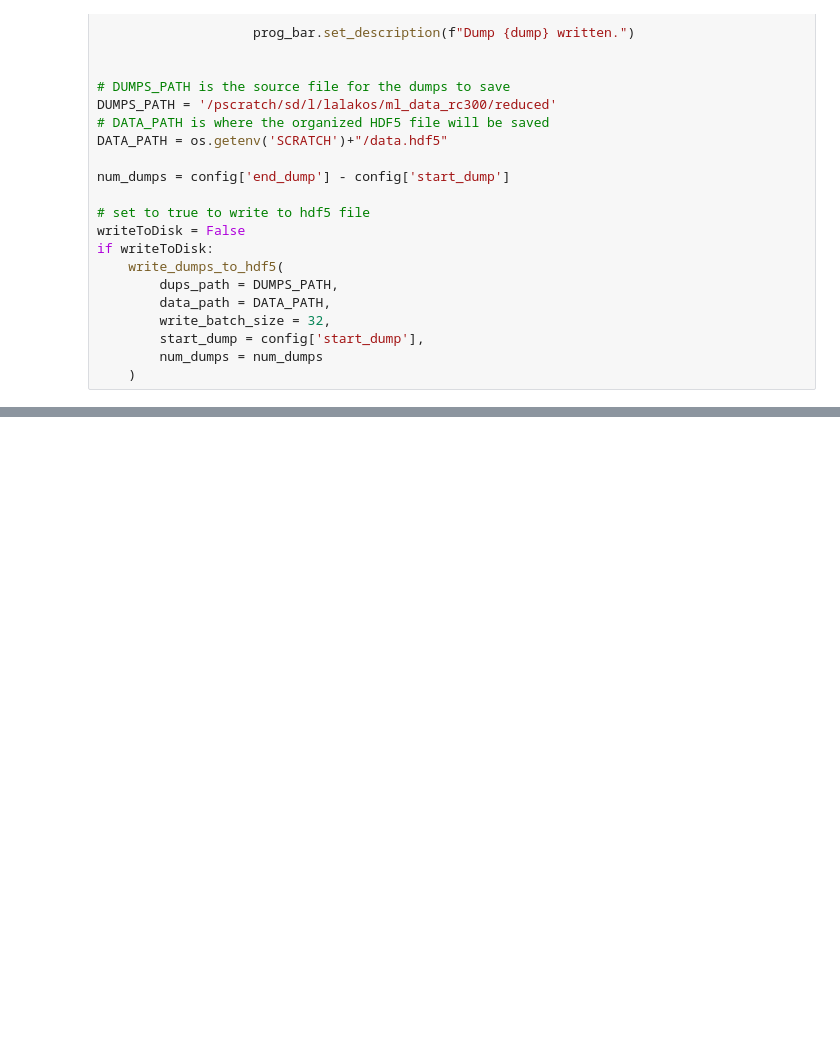
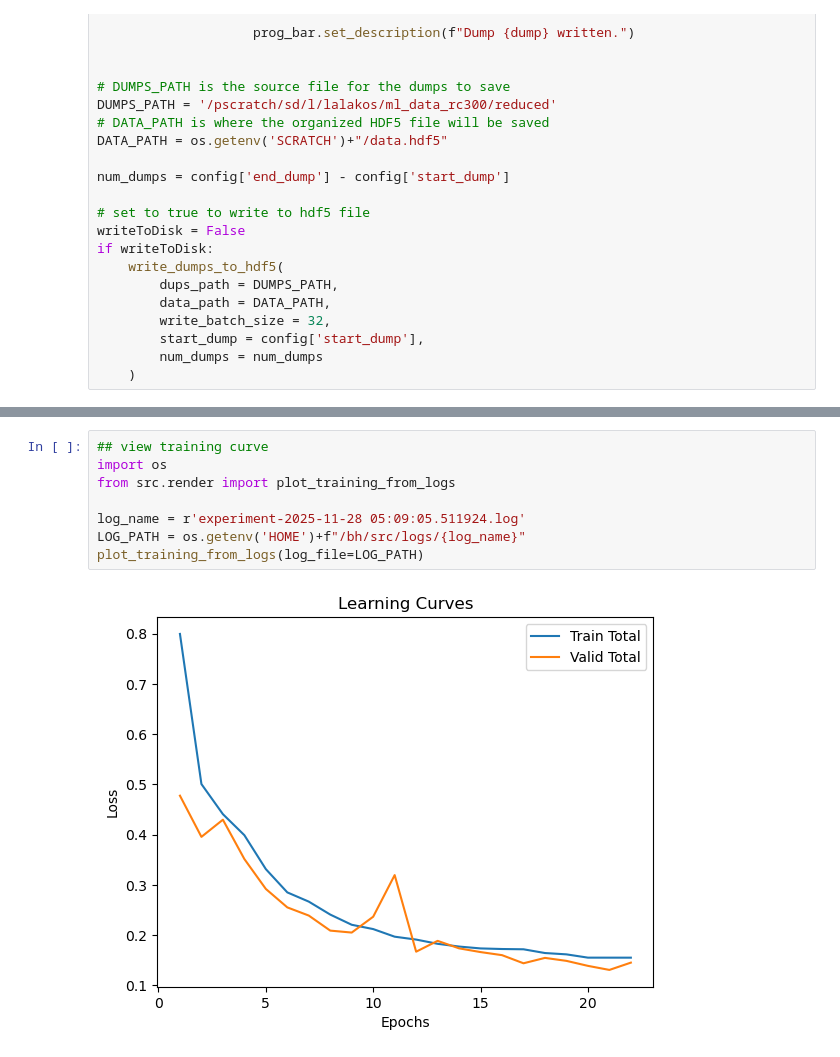
Before and after one commit to JackHanke/bh, a Jupyter notebook: writeToDisk.ipynb, the cells around one changed output, grey strips where cells are left out. Drawn from its saved outputs; the diff is of its cells as text; blank space fills up the shorter version.

```diff
--- a/writeToDisk.ipynb
+++ b/writeToDisk.ipynb
@@ -203,0 +204,10 @@ view_reconstruction(
+# %%
+## view training curve
+import os
+from src.render import plot_training_from_logs
+
+log_name = r'experiment-2025-11-28 05:09:05.511924.log'
+LOG_PATH = os.getenv('HOME')+f"/bh/src/logs/{log_name}"
+plot_training_from_logs(log_file=LOG_PATH)
+# %% [output]
+[figure, added]
```
Also changed, not shown: parts of 1 cell of this notebook, 2 other files.
